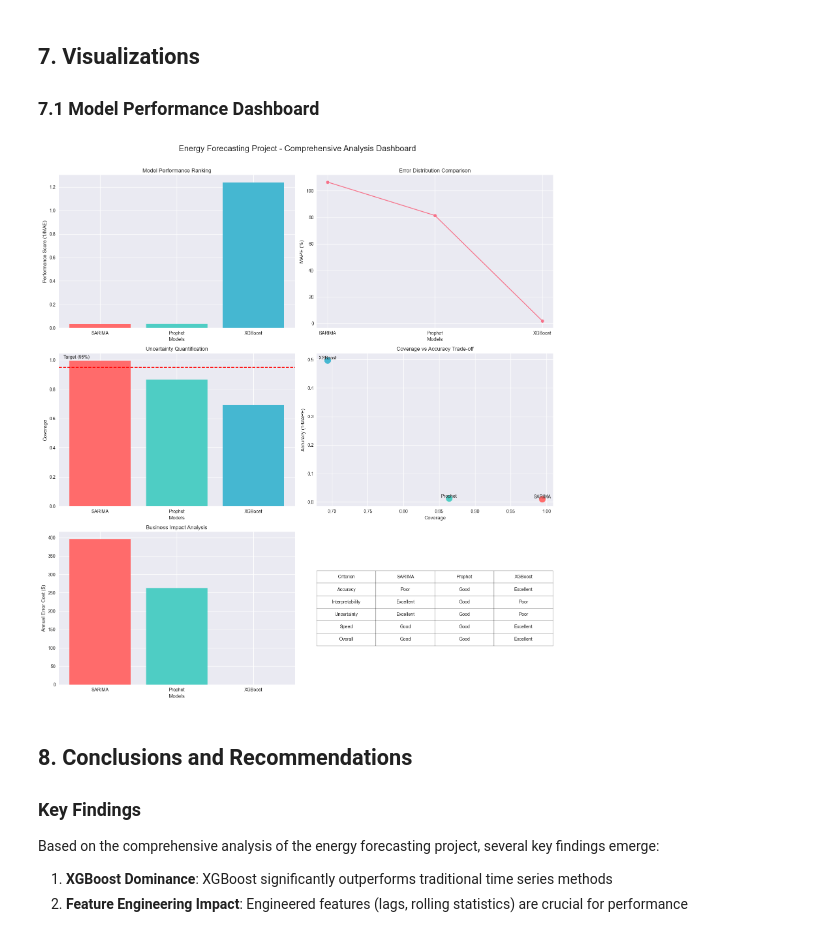
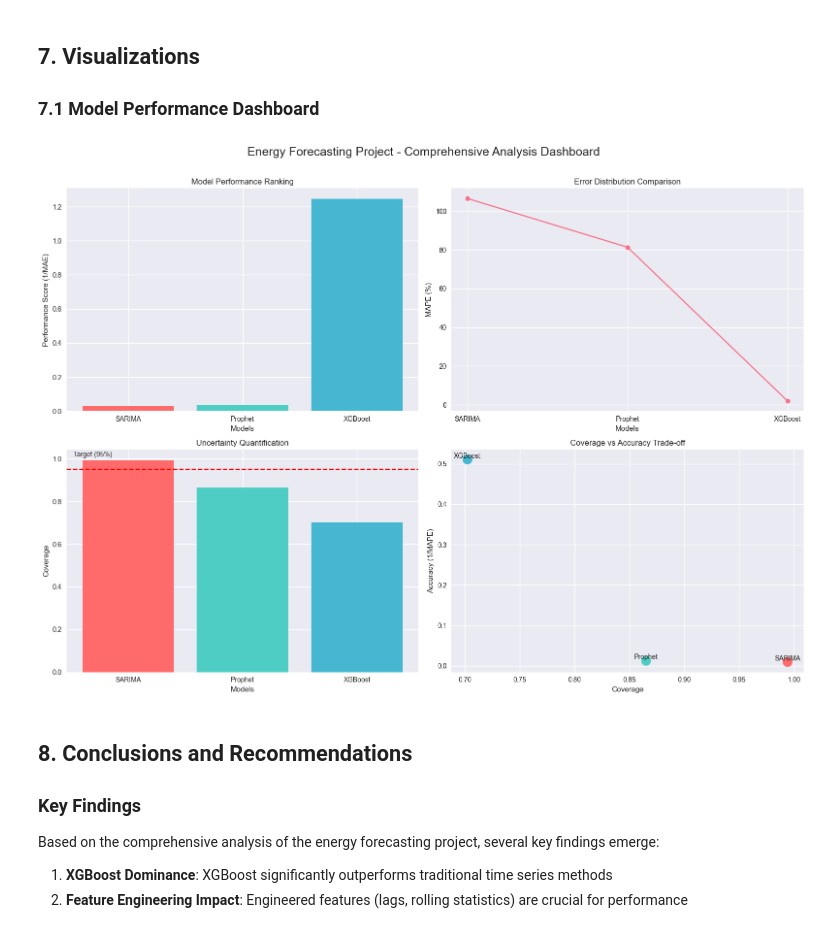
Before and after one commit to Ali-rashaideh/energy_forecasting_project, a Jupyter notebook: notebooks/Comprehensive_Energy_Forecasting_Report.ipynb, the cells around one changed output. Cells and saved outputs as stored; diff of their text form; code cells hidden in the pictures.

```diff
--- a/notebooks/Comprehensive_Energy_Forecasting_Report.ipynb
+++ b/notebooks/Comprehensive_Energy_Forecasting_Report.ipynb
@@ -458,54 +423,49 @@ import matplotlib.pyplot as plt
 import pandas as pd
 import numpy as np
 
-def plot_dashboard(model_performance, evaluation_summary, error_costs, selection_matrix):
-    fig = plt.figure(figsize=(16, 18))
-    gs = fig.add_gridspec(3, 2)
+def plot_dashboard(model_performance, evaluation_summary):
+    fig = plt.figure(figsize=(16, 12))
+    gs = fig.add_gridspec(2, 2)
+
+    # First row
     ax1 = fig.add_subplot(gs[0, 0])
     models = model_performance['Model']
     mae_norm = 1.0 / model_performance['MAE']
     ax1.bar(models, mae_norm, color=['#FF6B6B', '#4ECDC4', '#45B7D1'])
     ax1.set_title('Model Performance Ranking')
     ax1.set_xlabel('Models')
     ax1.set_ylabel('Performance Score (1/MAE)')
+
     ax2 = fig.add_subplot(gs[0, 1])
     ax2.plot(models, model_performance['MAPE'], marker='o')
     ax2.set_title('Error Distribution Comparison')
     ax2.set_xlabel('Models')
     ax2.set_ylabel('MAPE (%)')
+
     ax3 = fig.add_subplot(gs[1, 0])
     ax3.bar(evaluation_summary['Model'], evaluation_summary['Coverage'], color=['#FF6B6B', '#4ECDC4', '#45B7D1'])
     ax3.axhline(0.95, linestyle='--', color='red')
     ax3.text(0.02, 0.96, 'Target (95%)', transform=ax3.transAxes, va='bottom')
     ax3.set_title('Uncertainty Quantification')
     ax3.set_xlabel('Models')
     ax3.set_ylabel('Coverage')
+
     ax4 = fig.add_subplot(gs[1, 1])
     accuracy = 1.0 / model_performance['MAPE']
     ax4.scatter(evaluation_summary['Coverage'], accuracy, s=200, c=['#FF6B6B', '#4ECDC4', '#45B7D1'])
     for i, txt in enumerate(evaluation_summary['Model']):
         ax4.text(evaluation_summary['Coverage'][i], accuracy.iloc[i], txt, ha='center', va='bottom')
     ax4.set_title('Coverage vs Accuracy Trade-off')
     ax4.set_xlabel('Coverage')
     ax4.set_ylabel('Accuracy (1/MAPE)')
-    ax5 = fig.add_subplot(gs[2, 0])
-    ax5.bar(models, error_costs, color=['#FF6B6B', '#4ECDC4', '#45B7D1'])
-    ax5.set_title('Business Impact Analysis')
-    ax5.set_xlabel('Models')
-    ax5.set_ylabel('Annual Error Cost ($)')
-    ax6 = fig.add_subplot(gs[2, 1])
-    ax6.axis('off')
-    table = ax6.table(cellText=selection_matrix.values, colLabels=selection_matrix.columns, loc='center', cellLoc='center')
-    table.auto_set_font_size(False)
-    table.set_fontsize(10)
-    table.scale(1, 2)
+
     fig.suptitle('Energy Forecasting Project - Comprehensive Analysis Dashboard', fontsize=18)
     plt.tight_layout(rect=[0, 0.03, 1, 0.97])
     plt.show()
 
-plot_dashboard(model_performance, evaluation_summary, error_costs, selection_matrix)
+plot_dashboard(model_performance, evaluation_summary)
 # %% [output]
-[figure, old version]
+[figure, new version]
 # %% [markdown]
 ## 8. Conclusions and Recommendations
 
```
Also changed, not shown: parts of 12 cells of this notebook, 4 other files.
